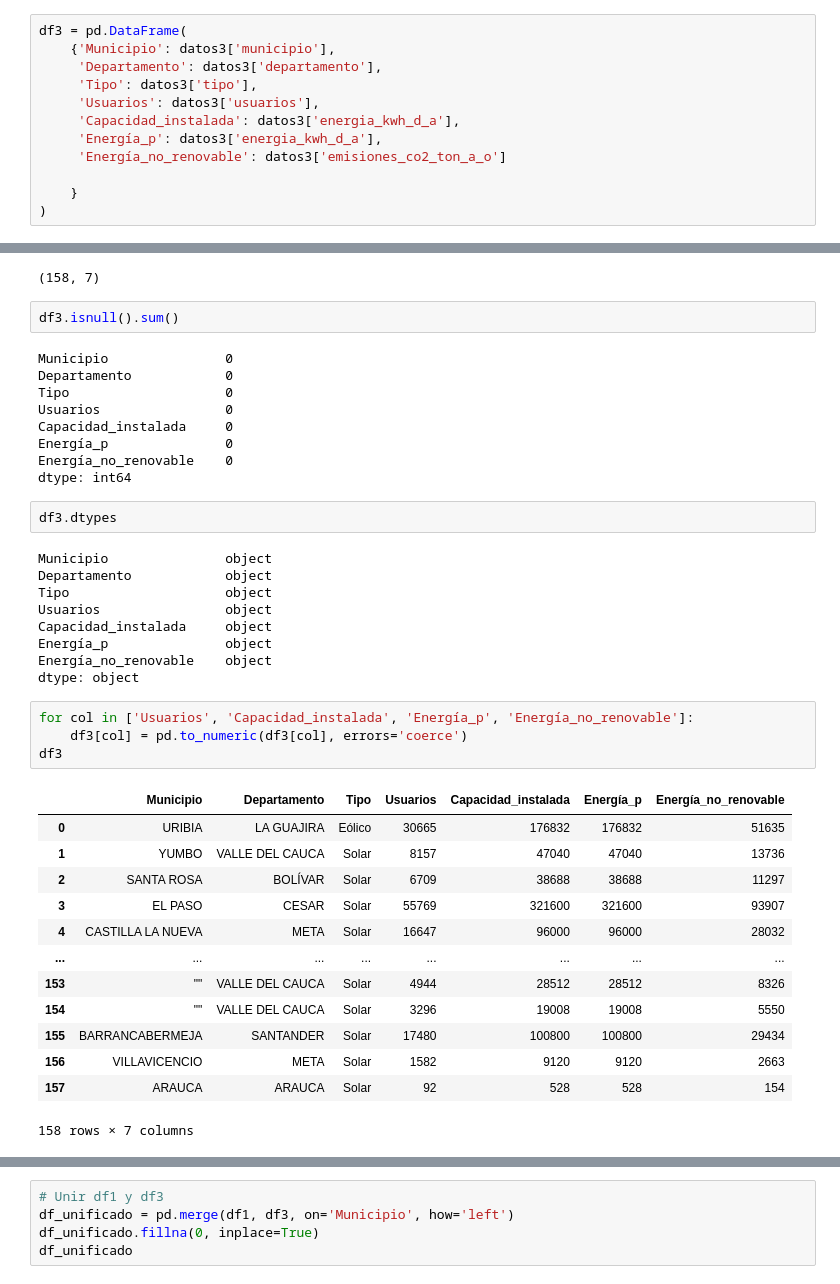
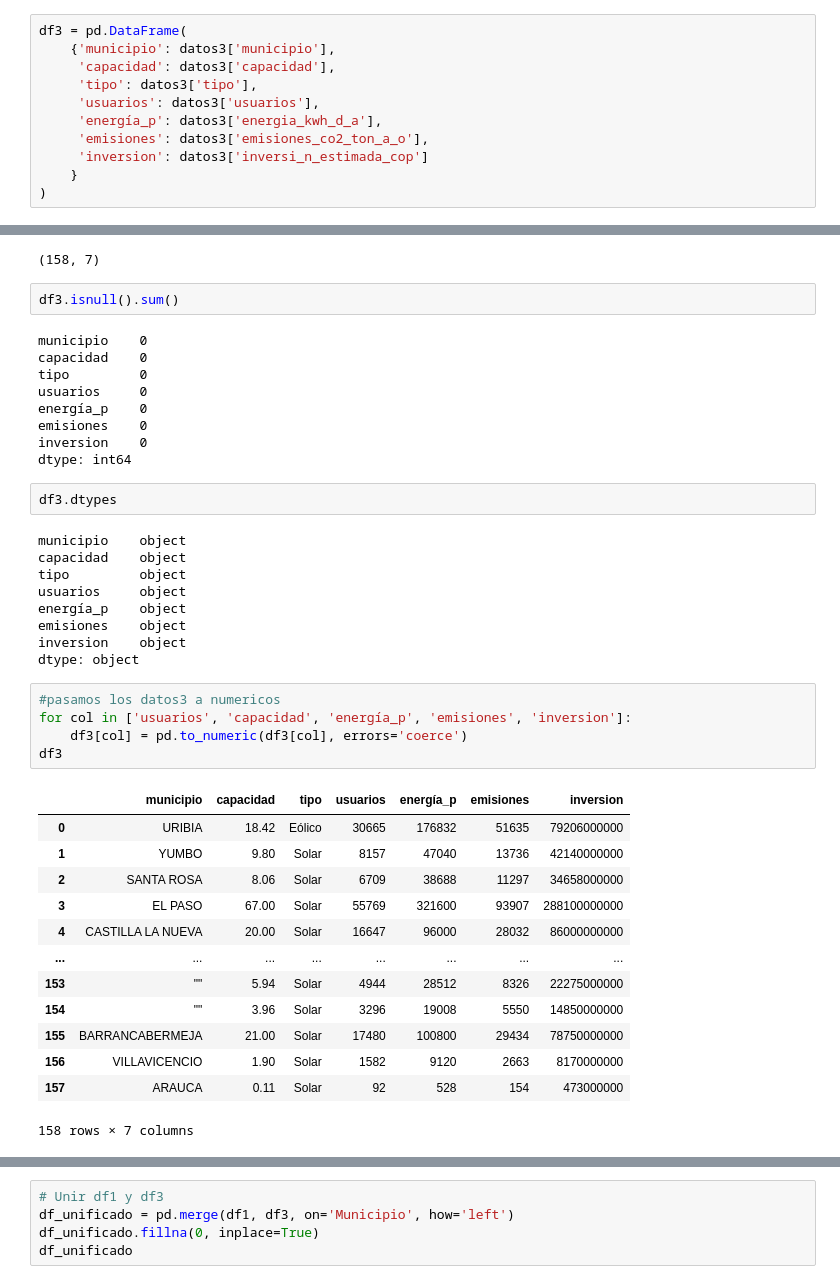
Before and after one commit to gluoneros/talentoTech, a Jupyter notebook: ProyectoFinal_Probador.ipynb, the cells around one changed output, grey strips where cells are left out. Drawn from its saved outputs; the diff is of its cells as text.

```diff
--- a/ProyectoFinal_Probador.ipynb
+++ b/ProyectoFinal_Probador.ipynb
@@ -447,14 +454,13 @@ memory usage: 16.2+ KB
 #Renombrar 'Energía_no_renovable', poco explicita, no tiene ralacion con 'emisiones_co2_ton_a_o'.
 # %%
 df3 = pd.DataFrame(
-    {'Municipio': datos3['municipio'],
-     'Departamento': datos3['departamento'],
-     'Tipo': datos3['tipo'],
-     'Usuarios': datos3['usuarios'],
-     'Capacidad_instalada': datos3['energia_kwh_d_a'],
-     'Energía_p': datos3['energia_kwh_d_a'],
-     'Energía_no_renovable': datos3['emisiones_co2_ton_a_o']
-
+    {'municipio': datos3['municipio'],
+     'capacidad': datos3['capacidad'],
+     'tipo': datos3['tipo'],
+     'usuarios': datos3['usuarios'],
+     'energía_p': datos3['energia_kwh_d_a'],
+     'emisiones': datos3['emisiones_co2_ton_a_o'],
+     'inversion': datos3['inversi_n_estimada_cop']
     }
 )
 # %%
@@ -464,42 +470,43 @@ df3.shape
 # %%
 df3.isnull().sum()
 # %% [output]
-Municipio               0
-Departamento            0
-Tipo                    0
-Usuarios                0
-Capacidad_instalada     0
-Energía_p               0
-Energía_no_renovable    0
+municipio    0
+capacidad    0
+tipo         0
+usuarios     0
+energía_p    0
+emisiones    0
+inversion    0
 dtype: int64
 # %%
 df3.dtypes
 # %% [output]
-Municipio               object
-Departamento            object
-Tipo                    object
-Usuarios                object
-Capacidad_instalada     object
-Energía_p               object
-Energía_no_renovable    object
+municipio    object
+capacidad    object
+tipo         object
+usuarios     object
+energía_p    object
+emisiones    object
+inversion    object
 dtype: object
 # %%
-for col in ['Usuarios', 'Capacidad_instalada', 'Energía_p', 'Energía_no_renovable']:
+#pasamos los datos3 a numericos
+for col in ['usuarios', 'capacidad', 'energía_p', 'emisiones', 'inversion']:
     df3[col] = pd.to_numeric(df3[col], errors='coerce')
 df3
 # %% [output]
-|  | Municipio | Departamento | Tipo | Usuarios | Capacidad_instalada | Energía_p | Energía_no_renovable |
-| 0 | URIBIA | LA GUAJIRA | Eólico | 30665 | 176832 | 176832 | 51635 |
-| 1 | YUMBO | VALLE DEL CAUCA | Solar | 8157 | 47040 | 47040 | 13736 |
-| 2 | SANTA ROSA | BOLÍVAR | Solar | 6709 | 38688 | 38688 | 11297 |
-| 3 | EL PASO | CESAR | Solar | 55769 | 321600 | 321600 | 93907 |
-| 4 | CASTILLA LA NUEVA | META | Solar | 16647 | 96000 | 96000 | 28032 |
+|  | municipio | capacidad | tipo | usuarios | energía_p | emisiones | inversion |
+| 0 | URIBIA | 18.42 | Eólico | 30665 | 176832 | 51635 | 79206000000 |
+| 1 | YUMBO | 9.80 | Solar | 8157 | 47040 | 13736 | 42140000000 |
+| 2 | SANTA ROSA | 8.06 | Solar | 6709 | 38688 | 11297 | 34658000000 |
+| 3 | EL PASO | 67.00 | Solar | 55769 | 321600 | 93907 | 288100000000 |
+| 4 | CASTILLA LA NUEVA | 20.00 | Solar | 16647 | 96000 | 28032 | 86000000000 |
 | ... | ... | ... | ... | ... | ... | ... | ... |
-| 153 | "" | VALLE DEL CAUCA | Solar | 4944 | 28512 | 28512 | 8326 |
-| 154 | "" | VALLE DEL CAUCA | Solar | 3296 | 19008 | 19008 | 5550 |
-| 155 | BARRANCABERMEJA | SANTANDER | Solar | 17480 | 100800 | 100800 | 29434 |
-| 156 | VILLAVICENCIO | META | Solar | 1582 | 9120 | 9120 | 2663 |
-| 157 | ARAUCA | ARAUCA | Solar | 92 | 528 | 528 | 154 |
+| 153 | "" | 5.94 | Solar | 4944 | 28512 | 8326 | 22275000000 |
+| 154 | "" | 3.96 | Solar | 3296 | 19008 | 5550 | 14850000000 |
+| 155 | BARRANCABERMEJA | 21.00 | Solar | 17480 | 100800 | 29434 | 78750000000 |
+| 156 | VILLAVICENCIO | 1.90 | Solar | 1582 | 9120 | 2663 | 8170000000 |
+| 157 | ARAUCA | 0.11 | Solar | 92 | 528 | 154 | 473000000 |
 158 rows × 7 columns
 # %%
 df3.dtypes
```
Also changed, not shown: parts of 31 cells of this notebook.
